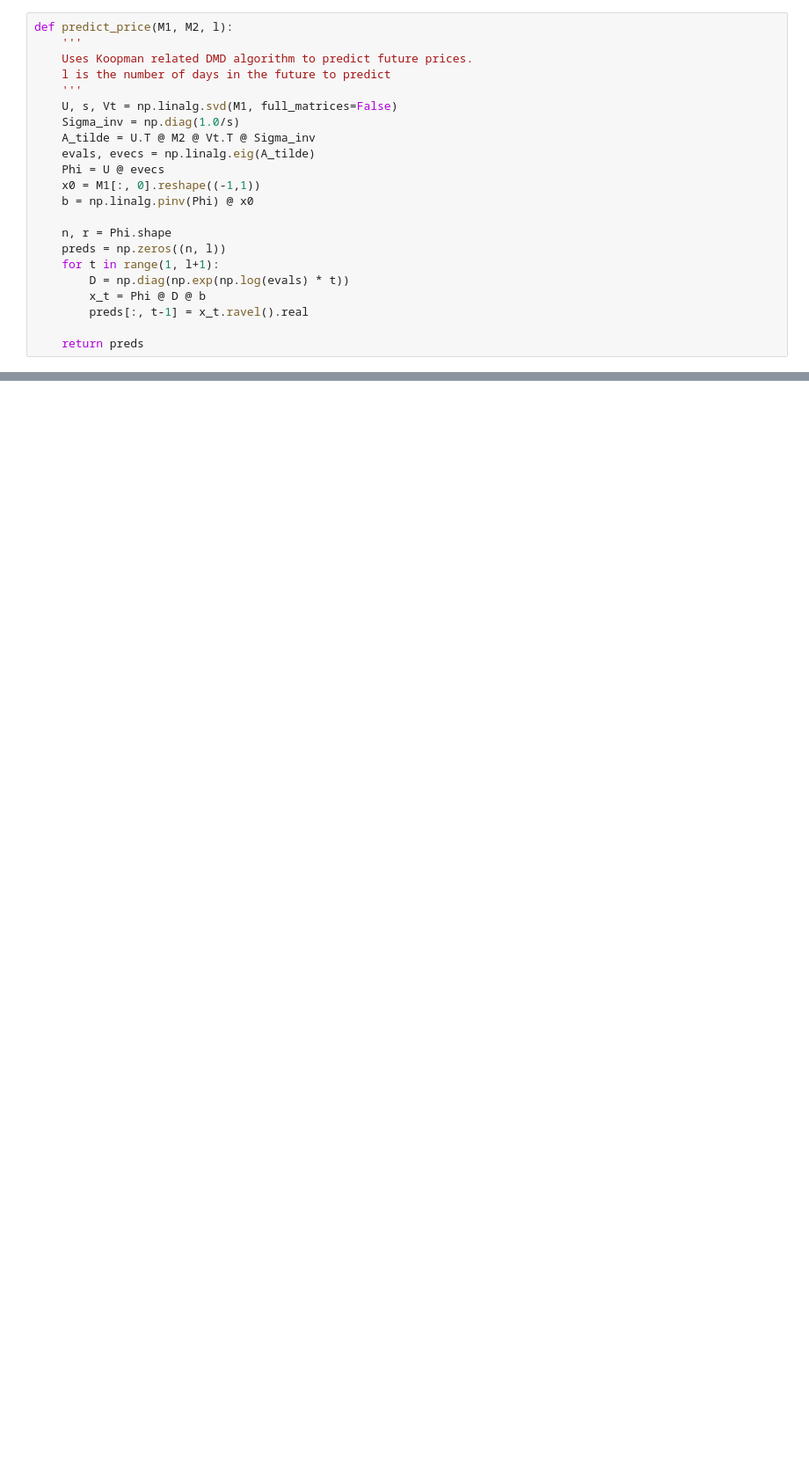
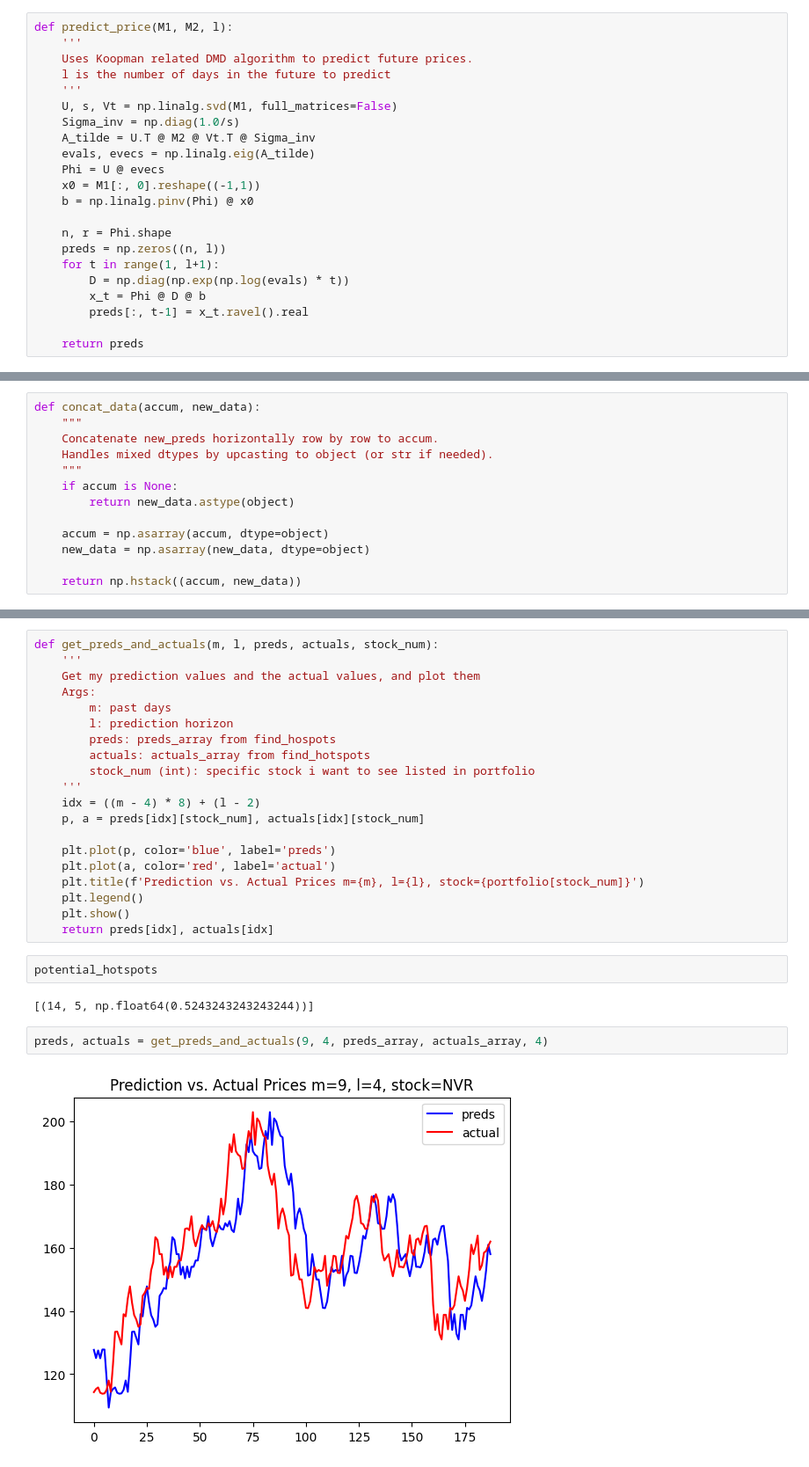
Before and after one commit to ckook24/Koopman-DMD-Algorithm, a Jupyter notebook: Koopman_DMD.ipynb, the cells around one changed output, grey strips where cells are left out. Shown at 88% size. Cells and saved outputs as stored; diff of their text form; blank space fills up the shorter version.

```diff
--- a/Koopman_DMD.ipynb
+++ b/Koopman_DMD.ipynb
@@ -70,3 +156,16 @@ home_construction_data = get_close_prices(home_construction_portfolio)
+# %%
+def concat_data(accum, new_data):
+    """
+    Concatenate new_preds horizontally row by row to accum.
+    Handles mixed dtypes by upcasting to object (or str if needed).
+    """
+    if accum is None:
+        return new_data.astype(object)
+
+    accum = np.asarray(accum, dtype=object)
+    new_data = np.asarray(new_data, dtype=object)
+
+    return np.hstack((accum, new_data))
 # %%
 def find_hotspot(data_arr):
     '''
@@ -96,0 +209,28 @@ def find_hotspot(data_arr):
+# %%
+def get_preds_and_actuals(m, l, preds, actuals, stock_num):
+    '''
+    Get my prediction values and the actual values, and plot them
+    Args:
+        m: past days
+        l: prediction horizon
+        preds: preds_array from find_hospots
+        actuals: actuals_array from find_hotspots
+        stock_num (int): specific stock i want to see listed in portfolio
+    '''
+    idx = ((m - 4) * 8) + (l - 2)
+    p, a = preds[idx][stock_num], actuals[idx][stock_num]
+
+    plt.plot(p, color='blue', label='preds')
+    plt.plot(a, color='red', label='actual')
+    plt.title(f'Prediction vs. Actual Prices m={m}, l={l}, stock={portfolio[stock_num]}')
+    plt.legend()
+    plt.show()
+    return preds[idx], actuals[idx]
+# %%
+potential_hotspots
+# %% [output]
+[(14, 5, np.float64(0.5243243243243244))]
+# %%
+preds, actuals = get_preds_and_actuals(9, 4, preds_array, actuals_array, 4)
+# %% [output]
+[figure, added]
```
Also changed, not shown: parts of 23 cells of this notebook.
